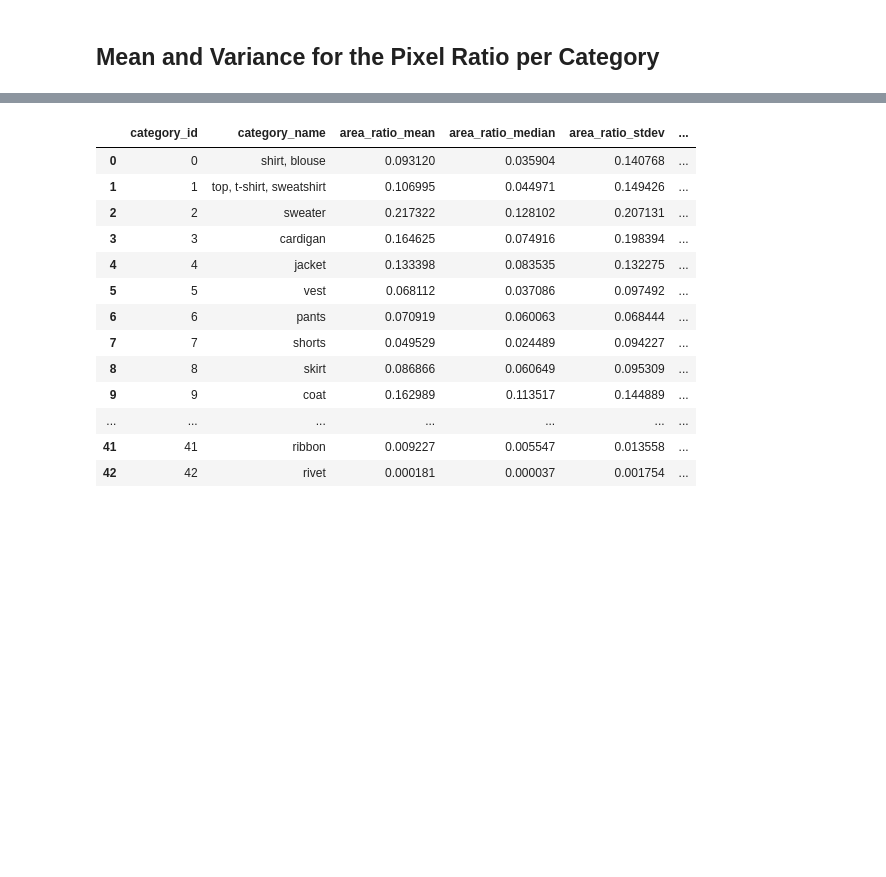
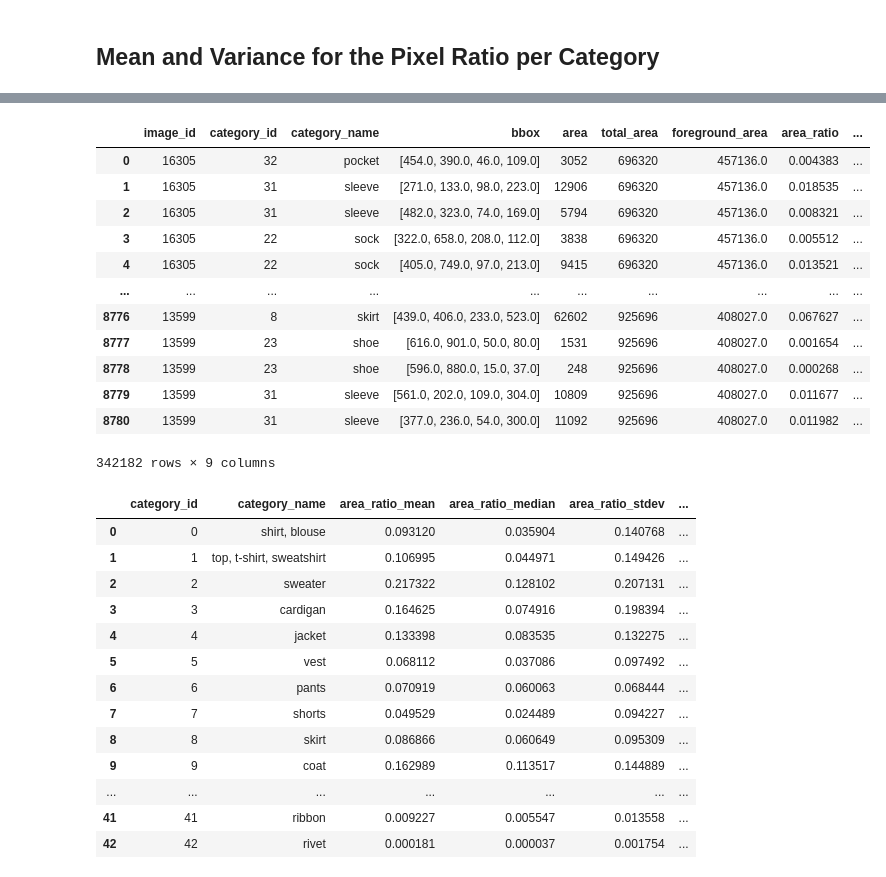
Before and after one commit to ZachParent/mai-object-recognition, a Jupyter notebook: practicals/p2/scripts/dataset_analysis.ipynb, the cells around one changed output, grey strips where cells are left out. Saved outputs shown, nothing was run; the diff lists cells and outputs as text; code cells hidden in the pictures; blank space fills up the shorter version.

```diff
--- a/practicals/p2/scripts/dataset_analysis.ipynb
+++ b/practicals/p2/scripts/dataset_analysis.ipynb
@@ -247,3 +212,61 @@ area_df
+# %%
+from shapely.geometry import box
+from shapely.ops import unary_union
+
+
+def compute_non_foreground_area(df):
+    """
+    Compute the total non-foreground area for each image_id
+    considering overlapping bounding boxes only once.
+    """
+    non_foreground_areas = {}
+
+    for image_id, group in df.groupby("image_id"):
+        bboxes = [box(*bbox) for bbox in group["bbox"]]  # Convert to shapely polygons
+        union_area = unary_union(
+            bboxes
+        ).area  # Compute the union area (avoids double subtraction)
+        non_foreground_areas[image_id] = union_area
+
+    return non_foreground_areas
+
+
+# Create a copy of relevant columns
+area_df = instance_df[
+    ["image_id", "category_id", "category_name", "bbox", "area", "total_area"]
+].copy()
+
+# Compute the non-foreground area using bounding box unions
+non_foreground_area_dict = compute_non_foreground_area(area_df)
+
+# Assign foreground area: total area - non_foreground area
+area_df["foreground_area"] = area_df["image_id"].map(
+    lambda x: area_df.loc[area_df["image_id"] == x, "total_area"].values[0]
+    - non_foreground_area_dict[x]
+)
+
+# Ensure non-negative values
+area_df["foreground_area"] = np.maximum(0, area_df["foreground_area"])
+
+# Compute area ratios
+area_df["area_ratio"] = area_df["area"] / area_df["total_area"]
+area_df["foreground_area_ratio"] = np.minimum(1, area_df["area"] / area_df["foreground_area"])
+
+area_df
+# %% [output]
+|  | image_id | category_id | category_name | bbox | area | total_area | foreground_area | area_ratio | ... |
+| 0 | 16305 | 32 | pocket | [454.0, 390.0, 46.0, 109.0] | 3052 | 696320 | 457136.0 | 0.004383 | ... |
+| 1 | 16305 | 31 | sleeve | [271.0, 133.0, 98.0, 223.0] | 12906 | 696320 | 457136.0 | 0.018535 | ... |
+| 2 | 16305 | 31 | sleeve | [482.0, 323.0, 74.0, 169.0] | 5794 | 696320 | 457136.0 | 0.008321 | ... |
+| 3 | 16305 | 22 | sock | [322.0, 658.0, 208.0, 112.0] | 3838 | 696320 | 457136.0 | 0.005512 | ... |
+| 4 | 16305 | 22 | sock | [405.0, 749.0, 97.0, 213.0] | 9415 | 696320 | 457136.0 | 0.013521 | ... |
+| ... | ... | ... | ... | ... | ... | ... | ... | ... | ... |
+| 8776 | 13599 | 8 | skirt | [439.0, 406.0, 233.0, 523.0] | 62602 | 925696 | 408027.0 | 0.067627 | ... |
+| 8777 | 13599 | 23 | shoe | [616.0, 901.0, 50.0, 80.0] | 1531 | 925696 | 408027.0 | 0.001654 | ... |
+| 8778 | 13599 | 23 | shoe | [596.0, 880.0, 15.0, 37.0] | 248 | 925696 | 408027.0 | 0.000268 | ... |
+| 8779 | 13599 | 31 | sleeve | [561.0, 202.0, 109.0, 304.0] | 10809 | 925696 | 408027.0 | 0.011677 | ... |
+| 8780 | 13599 | 31 | sleeve | [377.0, 236.0, 54.0, 300.0] | 11092 | 925696 | 408027.0 | 0.011982 | ... |
+342182 rows × 9 columns
 # %%
 mean_stdev_area_df = (
     area_df.groupby(["category_id", "category_name"])
```
Also changed, not shown: parts of 2 cells of this notebook, 3 other files.
